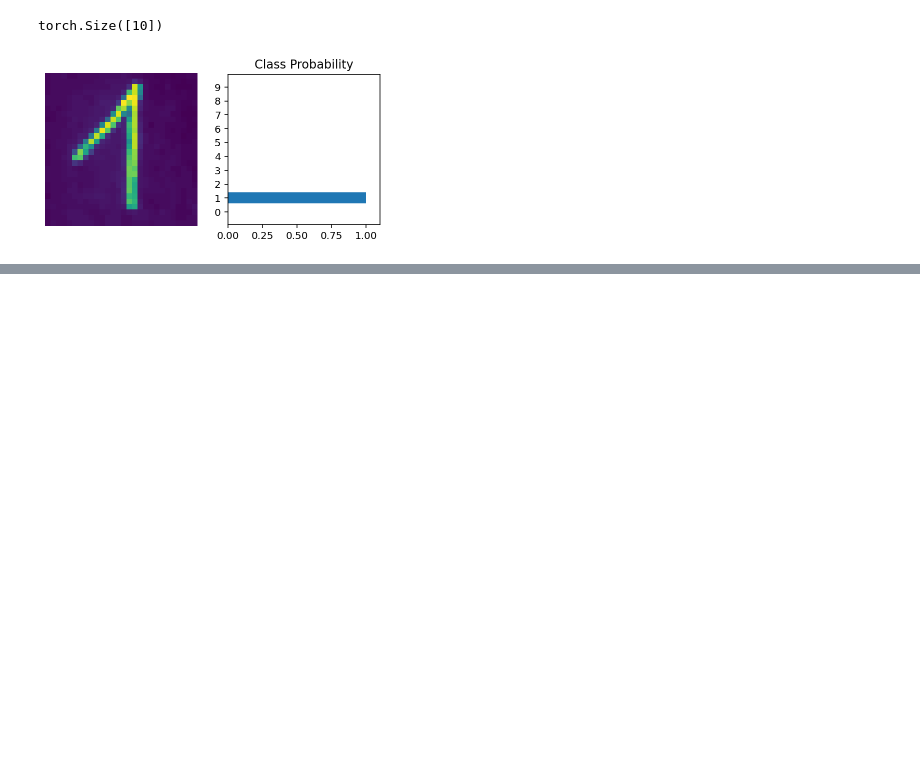
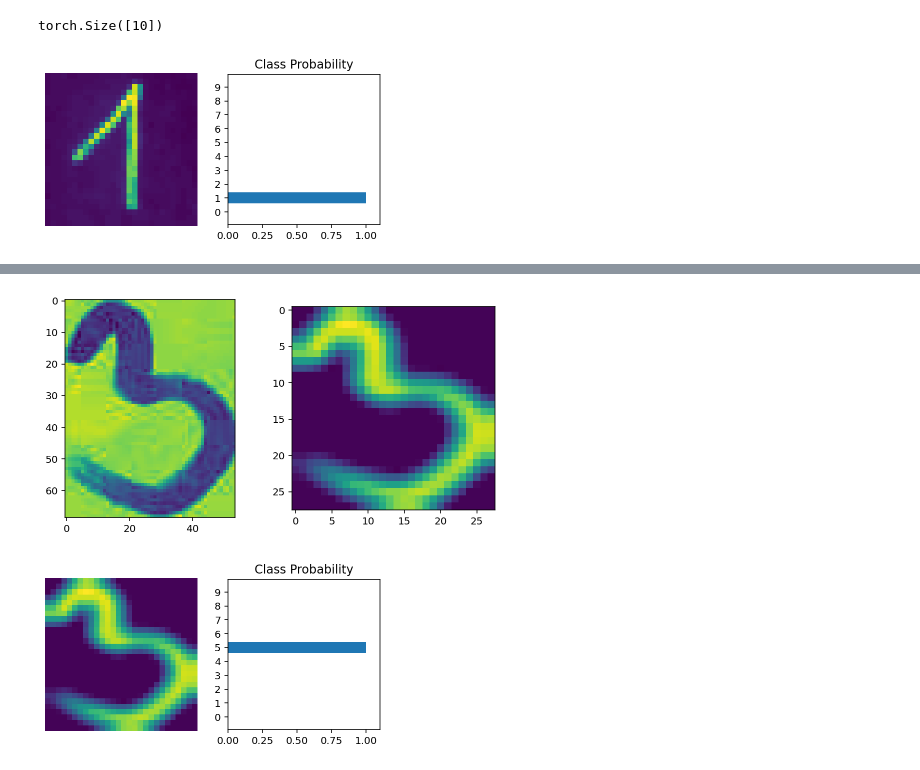
Before and after one commit to Marzipan78/Striving, a Jupyter notebook: M6_Computer_Vision/04. Kernels, callbacks and thresholding/CNN.ipynb, the cells around one changed output, grey strips where cells are left out. Drawn from its saved outputs; the diff is of its cells as text; code cells hidden in the pictures; blank space fills up the shorter version.

```diff
--- a/M6_Computer_Vision/04. Kernels, callbacks and thresholding/CNN.ipynb
+++ b/M6_Computer_Vision/04. Kernels, callbacks and thresholding/CNN.ipynb
@@ -226,0 +237,10 @@ view_classify(t.view(1, 28, 28), ts)
+# %%
+three = Tensify.imagify("./img/numbers/","three.png")
+three_cnn=Tensify.cnn_tensed(three)
+three_cnn.shape
+threes = F.softmax(model.forward(three_cnn),dim=1)
+threes[0,:].shape
+view_classify(three_cnn.view(1, 28, 28), threes)
+# %% [output]
+[figure, added]
+[figure, added]
```
Also changed, not shown: parts of 4 cells of this notebook, 1 other file.
